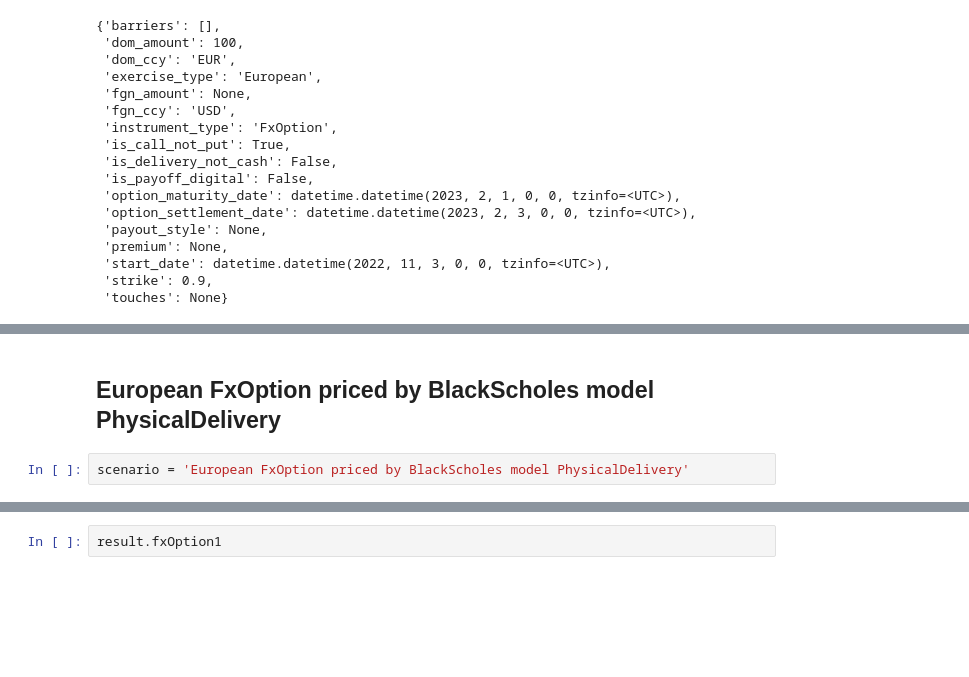
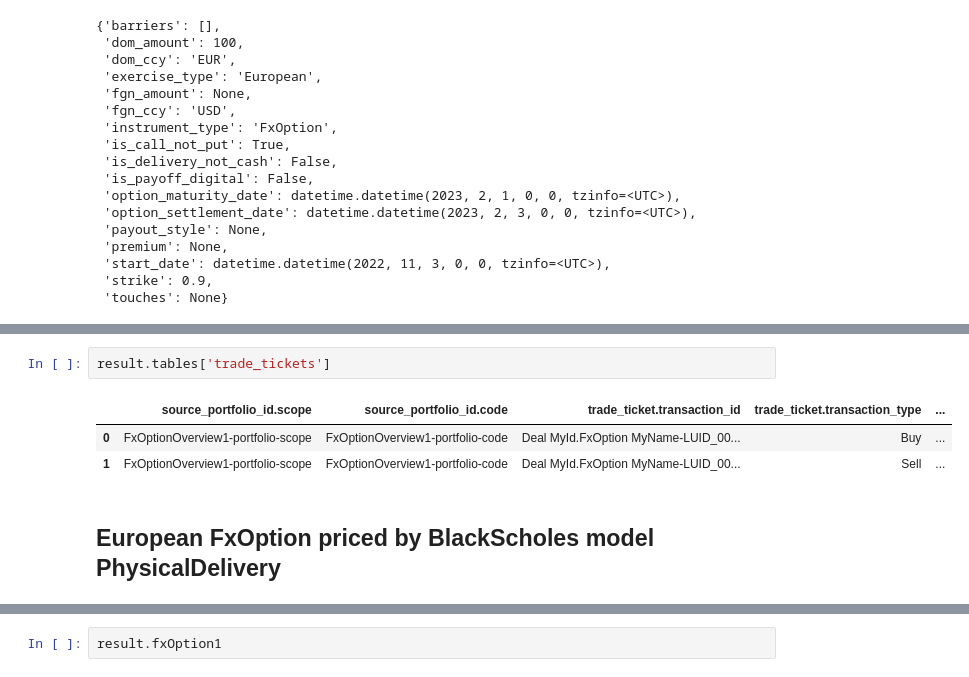
Before and after one commit to zvyagin1/sample-notebooks, a Jupyter notebook: examples/use-cases/instruments/FxOptionsOverviewWithEvents.ipynb, the cells around one changed output, grey strips where cells are left out. Saved outputs shown, nothing was run; the diff lists cells and outputs as text; blank space fills up the shorter version.

```diff
--- a/examples/use-cases/instruments/FxOptionsOverviewWithEvents.ipynb
+++ b/examples/use-cases/instruments/FxOptionsOverviewWithEvents.ipynb
@@ -684,8 +684,12 @@ result.exercise_events_table
 | 1 | LUID_000049LE-Reset-20230201-Curr... | LUID_000049LE | EUR | LUID_000049LE | ... |
 | 2 | LUID_000049LE-Exercise-20230201-v1 | LUID_000049LE | EUR | LUID_000049LE | ... |
 | 3 | LUID_000049LE-CloseEvent-20230201-v1 | LUID_000049LE | EUR | LUID_000049LE | ... |
+# %%
+result.tables['trade_tickets']
+# %% [output]
+|  | source_portfolio_id.scope | source_portfolio_id.code | trade_ticket.transaction_id | trade_ticket.transaction_type | ... |
+| 0 | FxOptionOverview1-portfolio-scope | FxOptionOverview1-portfolio-code | Deal MyId.FxOption MyName-LUID_00... | Buy | ... |
+| 1 | FxOptionOverview1-portfolio-scope | FxOptionOverview1-portfolio-code | Deal MyId.FxOption MyName-LUID_00... | Sell | ... |
 # %% [markdown]
 ## European FxOption priced by BlackScholes model PhysicalDelivery
-# %%
-scenario = 'European FxOption priced by BlackScholes model PhysicalDelivery'
 # %%
```
Also changed, not shown: parts of 27 cells of this notebook.
